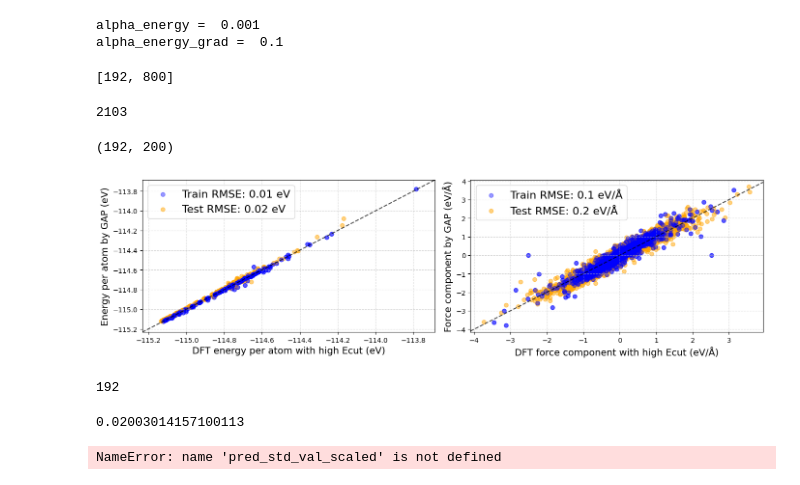
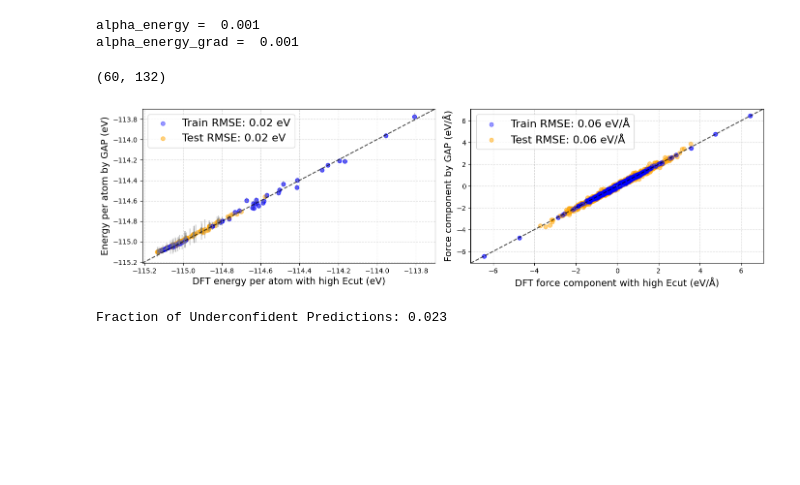
Before and after one commit to AnnaPaulish/het-GPR4Materials, a Jupyter notebook: gpr_example.ipynb, the cells around one changed output. Saved outputs shown, nothing was run; the diff lists cells and outputs as text; code cells hidden in the pictures; blank space fills up the shorter version.

```diff
--- a/gpr_example.ipynb
+++ b/gpr_example.ipynb
@@ -381,9 +143,8 @@ print("alpha_energy = ", alpha_energy)
 print("alpha_energy_grad = ", alpha_energy_grad)
 
 # Compute the kernel and aggregate over samples
-k_nm = kernel_calculator(soap_vector_train_merged)
+k_nm = kernel_calculator(soap_vector_train)
 k_nm_reduced = mts.sum_over_samples(k_nm, ["atom", "center_type"])
-#k_nm_reduced = k_nm
 
 # Copy the targets for normalising
 targets_baselined = {k: v.copy() for k, v in train_targets.items()}
@@ -399,11 +160,7 @@ gpr.fit(
 )
 # %% [output]
 alpha_energy =  0.001
-alpha_energy_grad =  0.1
+alpha_energy_grad =  0.001
-# %%
-k_nm_reduced[0].shape
-# %% [output]
-[192, 800]
 # %%
 # Convert the frames into auto-differentiable systems objects
 systems_train = [
@@ -517,17 +274,13 @@ if options["training"]["use_gradients"]:
         .detach()
         .numpy()
     )
-# %%
-len(soap_vector_train_merged[0])
-# %% [output]
-2103
 # %%
 n_train_structures = len(e_pred_train)
 n_val_structures = len(e_pred_val)
 
 n_train_structures, n_val_structures
 # %% [output]
-(192, 200)
+(60, 132)
 # %%
 # Compute RMSE
 rmse_energy_train = np.sqrt(np.mean((e_targ_train - e_pred_train) ** 2))
@@ -570,56 +323,37 @@ if options["training"]["predict_std_energy"]:
 axes[0].scatter(e_targ_train, e_pred_train, c="blue", alpha=0.4, label=f"Train RMSE: {rmse_energy_train:.1} eV")
 axes[0].scatter(e_targ_val, e_pred_val, c="orange", alpha=0.5, label=f"Test RMSE: {rmse_energy_val:.1} eV")
 axes[0].scatter(e_targ_train, e_pred_train, c="blue", alpha=0.4)
 
 axes[0].grid(alpha=0.5, linestyle="--")
 if options["training"]["use_gradients"]:
     axes[1].scatter(-minus_f_targ_train, -minus_f_pred_train, c="blue", alpha=0.4, label=f"Train RMSE: {rmse_force_train:.1} eV/Å")
     axes[1].scatter(-minus_f_targ_val, -minus_f_pred_val, c="orange", alpha=0.5, label=f"Test RMSE: {rmse_force_val:.1} eV/Å")
     axes[1].scatter(-minus_f_targ_train, -minus_f_pred_train, c="blue", alpha=0.4)
     axes[1].grid(alpha=0.5, linestyle="--")
 
-
-# Add RMSE to the plot
-# axes[0].text(
-#     0.1,
-#     0.9,
-#     f"RMSE Energy Train: {rmse_energy_train:.4} eV\nRMSE Energy Val: {rmse_energy_val:.4} eV",
-#     transform=axes[0].transAxes,
-# )
-# axes[1].text(
-#     0.1,
-#     0.9,
-#     f"RMSE Force Train: {rmse_force_train:.4} eV\nRMSE Force Val: {rmse_force_val:.4} eV",
-#     transform=axes[1].transAxes,
-# )
-
-
 # Format
 [ax.axline([0, 0], [1, 1], linestyle="--", c="k", alpha=0.7) for ax in axes]
 axes_lo = np.min(np.concatenate([e_targ_train, e_targ_val])) - 0.1
 axes_hi = np.max(np.concatenate([e_targ_train, e_targ_val])) + 0.1
+
+axes_lo = -115.21
+axes_hi = -113.7
 axes[0].set_xlim([axes_lo, axes_hi])
 axes[0].set_ylim([axes_lo, axes_hi])
 
 axes[0].set_xlabel("DFT energy per atom with high Ecut (eV)", fontsize=14)
 axes[1].set_xlabel("DFT force component with high Ecut (eV/Å)", fontsize=14)
 axes[0].set_ylabel("Energy per atom by GAP (eV)", fontsize=14)
 axes[1].set_ylabel("Force component by GAP (eV/Å)", fontsize=14)
-# axes[0].set_title("Energies", fontsize=16)
-# axes[1].set_title("Forces", fontsize=16)
+
 # legend top left
 axes[0].legend(loc="upper left", fontsize=16)
 axes[1].legend(loc="upper left", fontsize=16)
 
-#make sure the labels are not cut off
 plt.tight_layout()
-#save high quality image
-plt.savefig("images/n60_hom_high_fid.png", dpi=300)
+# save high quality image
+#plt.savefig("images/n60_hom_high_fid.png", dpi=300)
 #plt.savefig("images/sparse800_het_EF_n192_001_01.png", dpi=300)
 #fig.savefig("images/n200_hom_mix_fid.png")
 # %% [output]
-[figure, old version]
+[figure, new version]
-# %%
-len(e_targ_train)
-# %% [output]
-192
@@ -632,7 +360,3 @@ test_het_force = 0.06
-# %%
-rmse_energy_val
-# %% [output]
-0.02003014157100113
 # %%
 # Compute actual errors
 actual_error = np.abs(e_targ_val - e_pred_val)
@@ -646,4 +370,4 @@ underconfidence_fraction = underconfident_cases / total_cases
 
 print(f"Fraction of Underconfident Predictions: {underconfidence_fraction:.3f}")
 # %% [output]
-NameError: name 'pred_std_val_scaled' is not defined
+Fraction of Underconfident Predictions: 0.023
```
Also changed, not shown: parts of 28 cells of this notebook, 5 other files.
